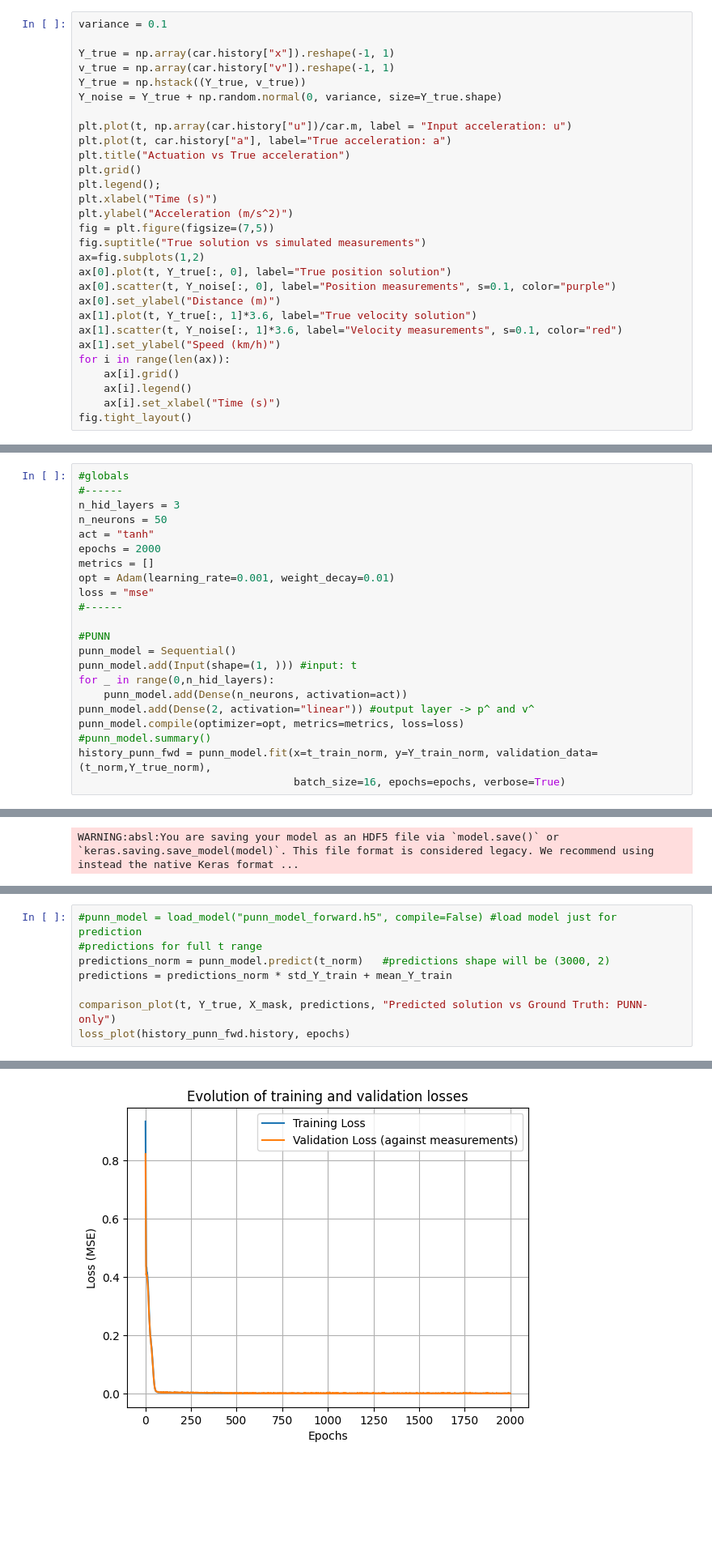
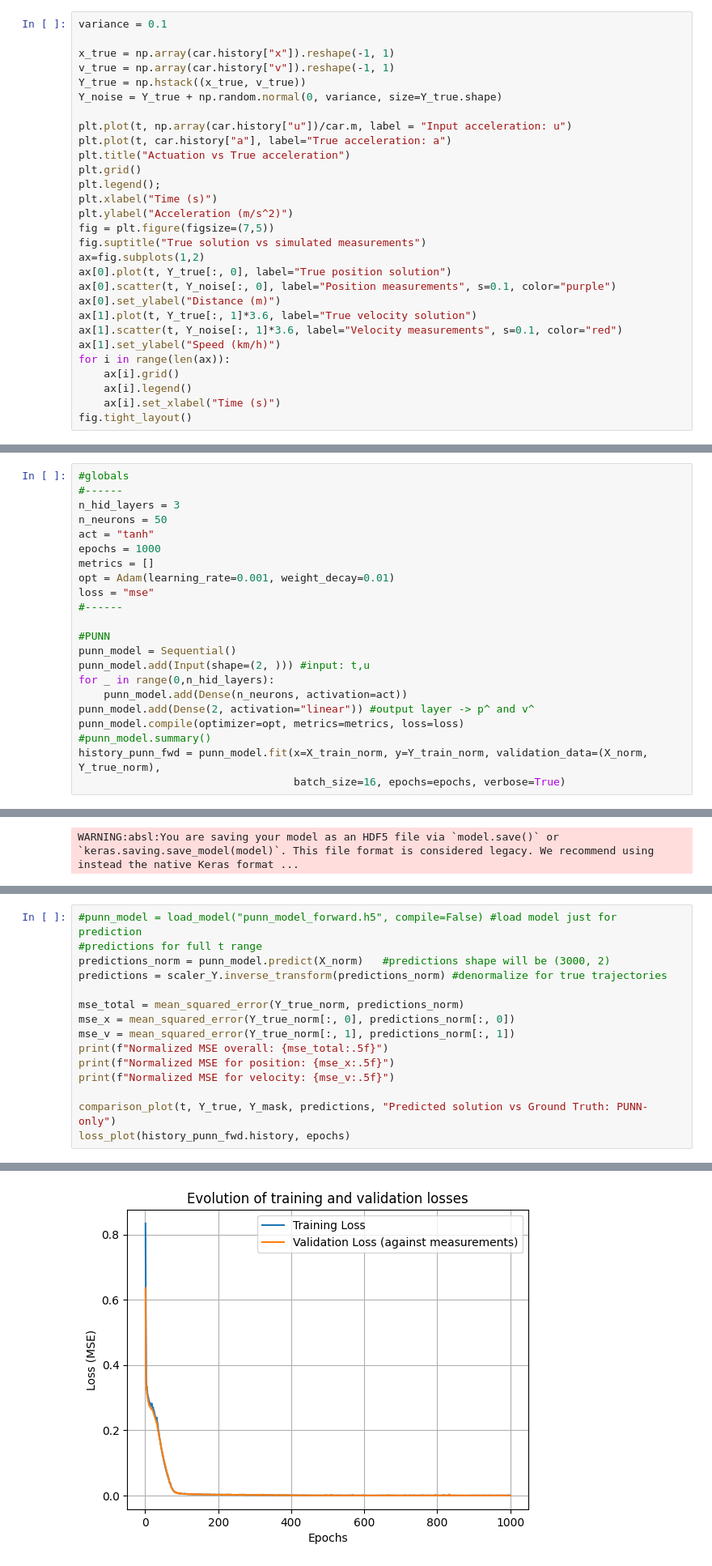
Before and after one commit to ZeArteaga/PINN-control-platooning, a Jupyter notebook: PINN.ipynb, the cells around one changed output, grey strips where cells are left out. Shown at 81% size. Saved outputs shown, nothing was run; the diff lists cells and outputs as text; blank space fills up the shorter version.

```diff
--- a/PINN.ipynb
+++ b/PINN.ipynb
@@ -104,9 +99,9 @@ for t_curr in t:
 # %%
 variance = 0.1
 
-Y_true = np.array(car.history["x"]).reshape(-1, 1)
+x_true = np.array(car.history["x"]).reshape(-1, 1)
 v_true = np.array(car.history["v"]).reshape(-1, 1)
-Y_true = np.hstack((Y_true, v_true))
+Y_true = np.hstack((x_true, v_true))
 Y_noise = Y_true + np.random.normal(0, variance, size=Y_true.shape)
 
 plt.plot(t, np.array(car.history["u"])/car.m, label = "Input acceleration: u")
@@ -223,7 +215,7 @@ t_norm = t/t_end
 n_hid_layers = 3
 n_neurons = 50
 act = "tanh"
-epochs = 2000
+epochs = 1000
 metrics = []
 opt = Adam(learning_rate=0.001, weight_decay=0.01)
 loss = "mse"
@@ -231,12 +223,12 @@ loss = "mse"
 
 #PUNN
 punn_model = Sequential()
-punn_model.add(Input(shape=(1, ))) #input: t
+punn_model.add(Input(shape=(2, ))) #input: t,u
 for _ in range(0,n_hid_layers):
     punn_model.add(Dense(n_neurons, activation=act))
 punn_model.add(Dense(2, activation="linear")) #output layer -> p^ and v^
 punn_model.compile(optimizer=opt, metrics=metrics, loss=loss)
 #punn_model.summary()
-history_punn_fwd = punn_model.fit(x=t_train_norm, y=Y_train_norm, validation_data=(t_norm,Y_true_norm),
+history_punn_fwd = punn_model.fit(x=X_train_norm, y=Y_train_norm, validation_data=(X_norm, Y_true_norm),
                                   batch_size=16, epochs=epochs, verbose=True)
 # %% [output]
@@ -255,9 +259,16 @@ WARNING:absl:You are saving your model as an HDF5 file via `model.save()` or `ke
 # %%
 #punn_model = load_model("punn_model_forward.h5", compile=False) #load model just for prediction
 #predictions for full t range
-predictions_norm = punn_model.predict(t_norm)   #predictions shape will be (3000, 2)
-predictions = predictions_norm * std_Y_train + mean_Y_train
+predictions_norm = punn_model.predict(X_norm)   #predictions shape will be (3000, 2)
+predictions = scaler_Y.inverse_transform(predictions_norm) #denormalize for true trajectories
 
-comparison_plot(t, Y_true, X_mask, predictions, "Predicted solution vs Ground Truth: PUNN-only")
+mse_total = mean_squared_error(Y_true_norm, predictions_norm)
+mse_x = mean_squared_error(Y_true_norm[:, 0], predictions_norm[:, 0])
+mse_v = mean_squared_error(Y_true_norm[:, 1], predictions_norm[:, 1])
+print(f"Normalized MSE overall: {mse_total:.5f}")
+print(f"Normalized MSE for position: {mse_x:.5f}")
+print(f"Normalized MSE for velocity: {mse_v:.5f}")
+
+comparison_plot(t, Y_true, Y_mask, predictions, "Predicted solution vs Ground Truth: PUNN-only")
 loss_plot(history_punn_fwd.history, epochs)
 # %% [output]
@@ -266,4 +280,4 @@ loss_plot(history_punn_fwd.history, epochs)
-[figure, old version]
+[figure, new version]
 # %% [markdown]
 ## PINN
 # %% [markdown]
```
Also changed, not shown: parts of 9 cells of this notebook, 2 other files.
